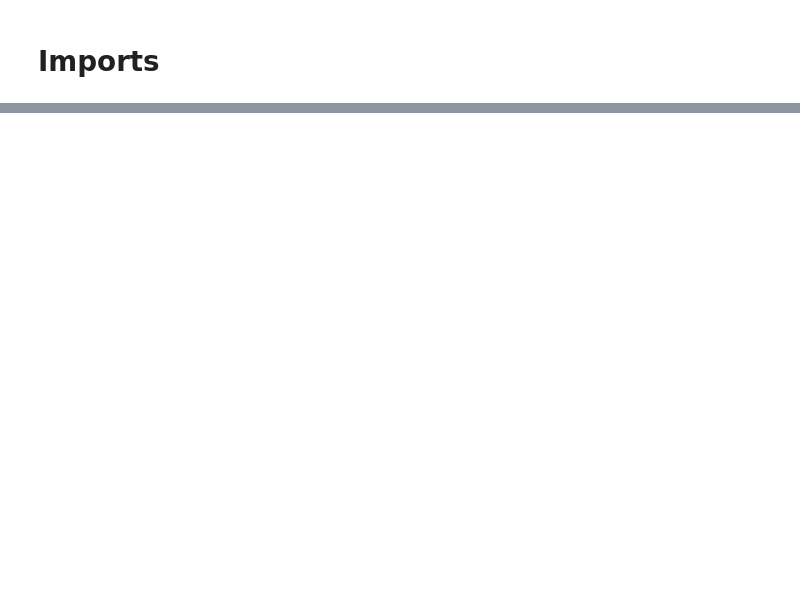
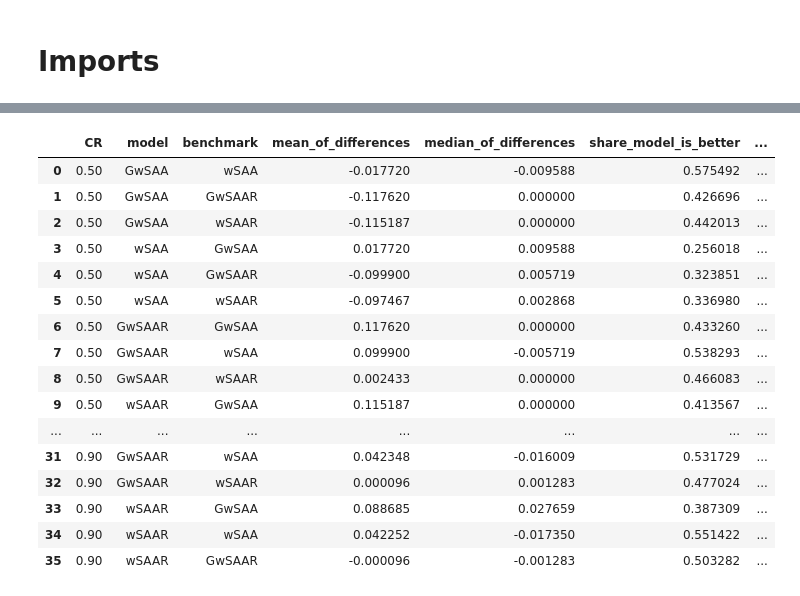
Before and after one commit to FelixGSchmidt/DataDrivenDynamicInventoryControl, a Jupyter notebook: Code/_Evaluation.ipynb, the cells around one changed output, grey strips where cells are left out. Saved outputs shown, nothing was run; the diff lists cells and outputs as text; code cells hidden in the pictures; blank space fills up the shorter version.

```diff
--- a/Code/_Evaluation.ipynb
+++ b/Code/_Evaluation.ipynb
@@ -724,0 +250,10 @@ results_evaluation.to_csv(file_name, sep=',', index=False)
+# %%
+# Prescriptive performance per product and in total (by CR and model)
+evaluation = Evaluation(**experiment_setup)
+pq, pq_bygroup = evaluation.prescriptive_performance(results.cost, results.cost_SAA,
+                                                     ids_groups=results[['CR', 'model']],
+                                                     groupby=['CR', 'model'])
+# %%
+# Store
+results['pq'] = copy.deepcopy(pq)
+results_total = copy.deepcopy(pq_bygroup)
@@ -724,0 +292,35 @@ results_evaluation.to_csv(file_name, sep=',', index=False)
+# %%
+evaluation = Evaluation(**experiment_setup)
+Results_differences = evaluation.differences(results, test='paired')
+# %%
+Results_differences['sig'] = (
+
+    (Results_differences.pvalue < 0.001) * 1
+    + ((Results_differences.pvalue >= 0.001) & (Results_differences.pvalue < 0.01)) * 2
+    + ((Results_differences.pvalue >= 0.01) & (Results_differences.pvalue < 0.05)) * 3
+    + (Results_differences.pvalue >= 0.05) * 4
+
+)
+
+Results_differences['sig'] = pd.Categorical(Results_differences.sig)
+Results_differences['sig'] = Results_differences.sig.cat.rename_categories({1: '***', 2: '**', 3: '*', 4: '-'})
+# %%
+Results_differences
+# %% [output]
+|  | CR | model | benchmark | mean_of_differences | median_of_differences | share_model_is_better | ... |
+| 0 | 0.50 | GwSAA | wSAA | -0.017720 | -0.009588 | 0.575492 | ... |
+| 1 | 0.50 | GwSAA | GwSAAR | -0.117620 | 0.000000 | 0.426696 | ... |
+| 2 | 0.50 | GwSAA | wSAAR | -0.115187 | 0.000000 | 0.442013 | ... |
+| 3 | 0.50 | wSAA | GwSAA | 0.017720 | 0.009588 | 0.256018 | ... |
+| 4 | 0.50 | wSAA | GwSAAR | -0.099900 | 0.005719 | 0.323851 | ... |
+| 5 | 0.50 | wSAA | wSAAR | -0.097467 | 0.002868 | 0.336980 | ... |
+| 6 | 0.50 | GwSAAR | GwSAA | 0.117620 | 0.000000 | 0.433260 | ... |
+| 7 | 0.50 | GwSAAR | wSAA | 0.099900 | -0.005719 | 0.538293 | ... |
+| 8 | 0.50 | GwSAAR | wSAAR | 0.002433 | 0.000000 | 0.466083 | ... |
+| 9 | 0.50 | wSAAR | GwSAA | 0.115187 | 0.000000 | 0.413567 | ... |
+| ... | ... | ... | ... | ... | ... | ... | ... |
+| 31 | 0.90 | GwSAAR | wSAA | 0.042348 | -0.016009 | 0.531729 | ... |
+| 32 | 0.90 | GwSAAR | wSAAR | 0.000096 | 0.001283 | 0.477024 | ... |
+| 33 | 0.90 | wSAAR | GwSAA | 0.088685 | 0.027659 | 0.387309 | ... |
+| 34 | 0.90 | wSAAR | wSAA | 0.042252 | -0.017350 | 0.551422 | ... |
+| 35 | 0.90 | wSAAR | GwSAAR | -0.000096 | -0.001283 | 0.503282 | ... |
```
Also changed, not shown: parts of 161 cells of this notebook, 17 other files.
